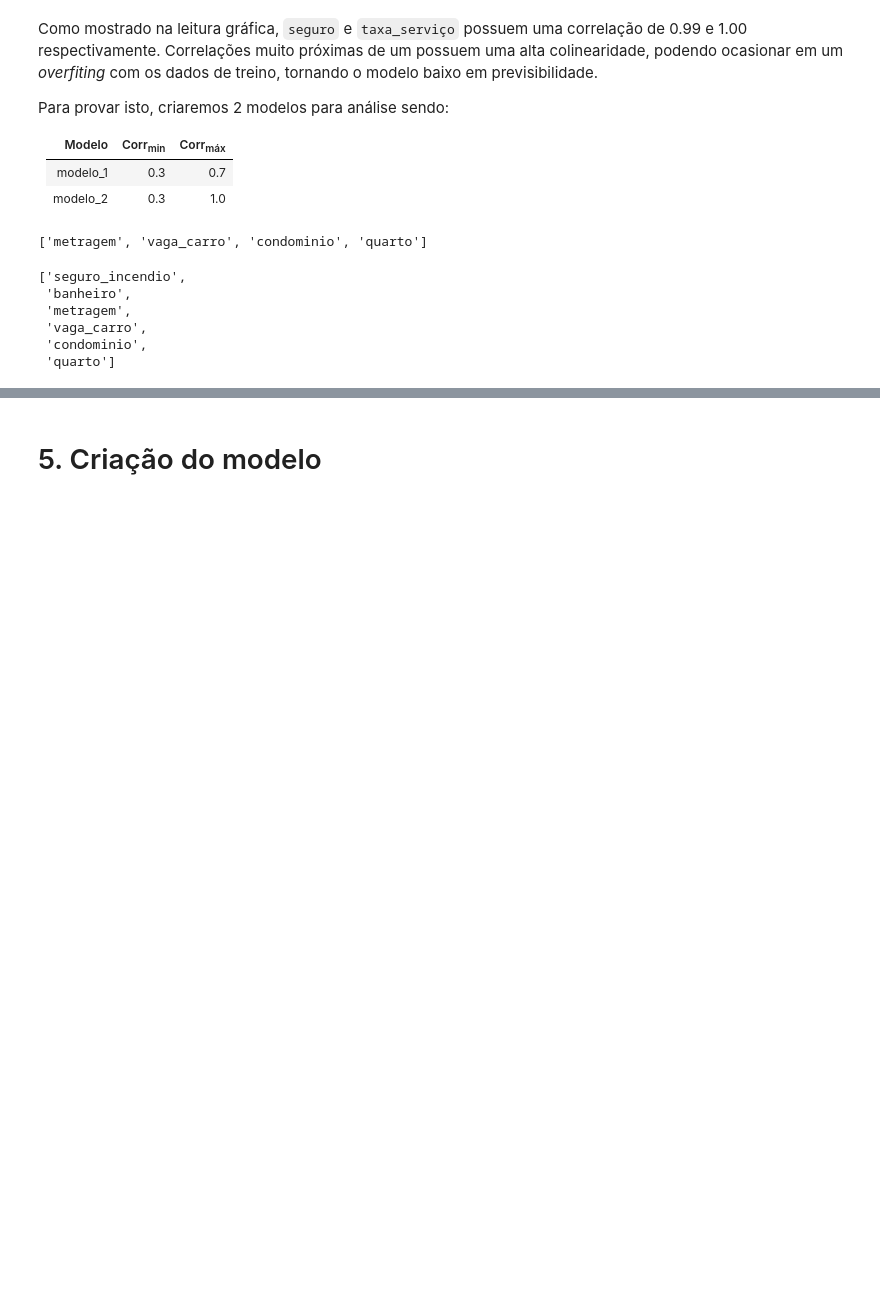
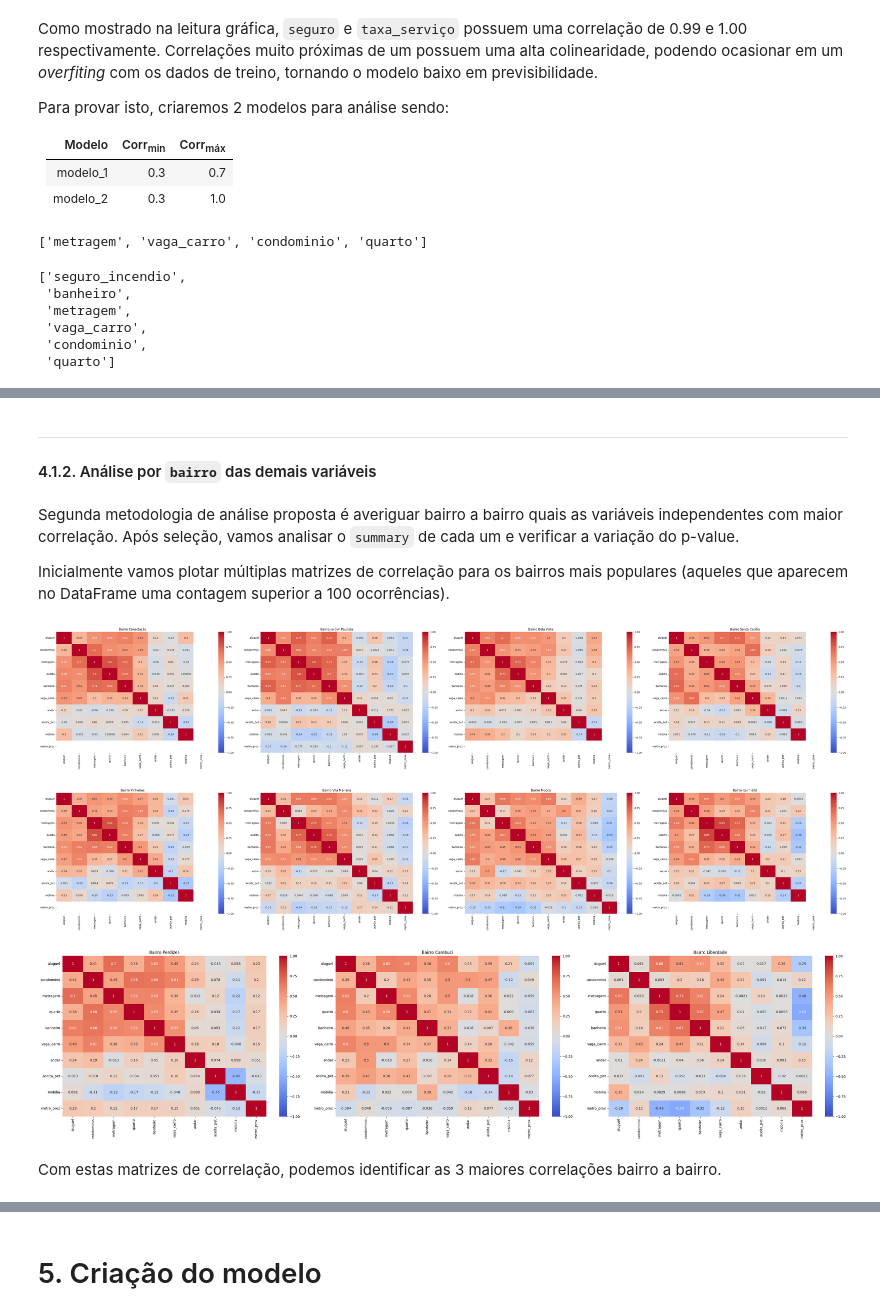
Before and after one commit to VitorFRodrigues/PUCMinas_DataScience, a Jupyter notebook: 03-Tec_Amostragem_Mod_regressao/Exercicios/TrabalhoFinal/TrabalhoFinal.ipynb, the cells around one changed output, grey strips where cells are left out. Cells and saved outputs as stored; diff of their text form; code cells hidden in the pictures; blank space fills up the shorter version.

```diff
--- a/03-Tec_Amostragem_Mod_regressao/Exercicios/TrabalhoFinal/TrabalhoFinal.ipynb
+++ b/03-Tec_Amostragem_Mod_regressao/Exercicios/TrabalhoFinal/TrabalhoFinal.ipynb
@@ -220,0 +323,42 @@ lista_selecionada_2
+# %% [markdown]
+---
+#### 4.1.2. Análise por `bairro` das demais variáveis
+# %% [markdown]
+Segunda metodologia de análise proposta é averiguar bairro a bairro quais as variáveis independentes com maior correlação. Após seleção, vamos analisar o `summary` de cada um e verificar a variação do p-value.
+
+Inicialmente vamos plotar múltiplas matrizes de correlação para os bairros mais populares (aqueles que aparecem no DataFrame uma contagem superior a 100 ocorrências).
+# %%
+# Remover colunas especificadas
+colunas_para_remover = ['iptu', 'seguro_incendio', 'taxa_serviço', 'total']
+colunas_existentes = [col for col in colunas_para_remover if col in dados.columns]
+dados1 = dados.drop(columns=colunas_existentes)
+
+# Filtrar bairros com mais de 100 imóveis
+contagem_bairros = dados1['bairro'].value_counts()
+bairros_filtrados = contagem_bairros[contagem_bairros > 100].index
+
+# Configurar a figura para múltiplos gráficos
+plt.figure(figsize=(45, 8))
+num_bairros = len(bairros_filtrados)
+
+for i, bairro in enumerate(bairros_filtrados):
+    # Filtrar o DataFrame para o bairro atual
+    data_bairro = dados1[dados1['bairro'] == bairro].select_dtypes(include=['number'])
+    corr_bairro = data_bairro.corr()
+      # Plotar o mapa de calor
+    plt.subplot(1, 4, i % 4 + 1)
+    sns.heatmap(corr_bairro, annot=True, cmap='coolwarm', vmin=-1, vmax=1)
+    plt.title(f'Bairro {bairro}')
+
+    # Mostrar e criar nova figura a cada 3 gráficos
+    if (i + 1) % 4 == 0 or i == num_bairros - 1:
+        plt.tight_layout()
+        plt.show()
+        if i != num_bairros - 1:
+            plt.figure(figsize=(45, 8))
+# %% [output]
+[figure, added]
+[figure, added]
+[figure, added]
+# %% [markdown]
+Com estas matrizes de correlação, podemos identificar as 3 maiores correlações bairro a bairro.
```
Also changed, not shown: parts of 58 cells of this notebook.
